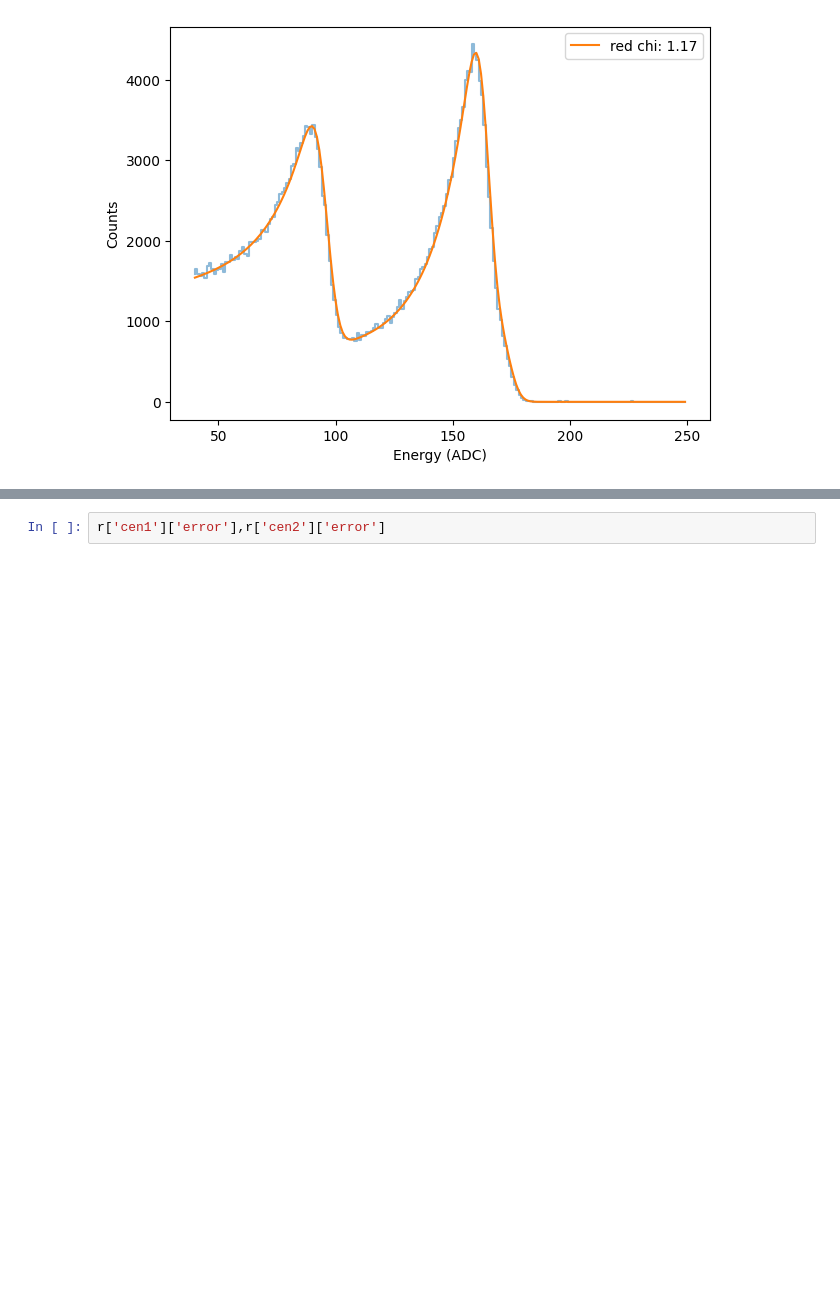
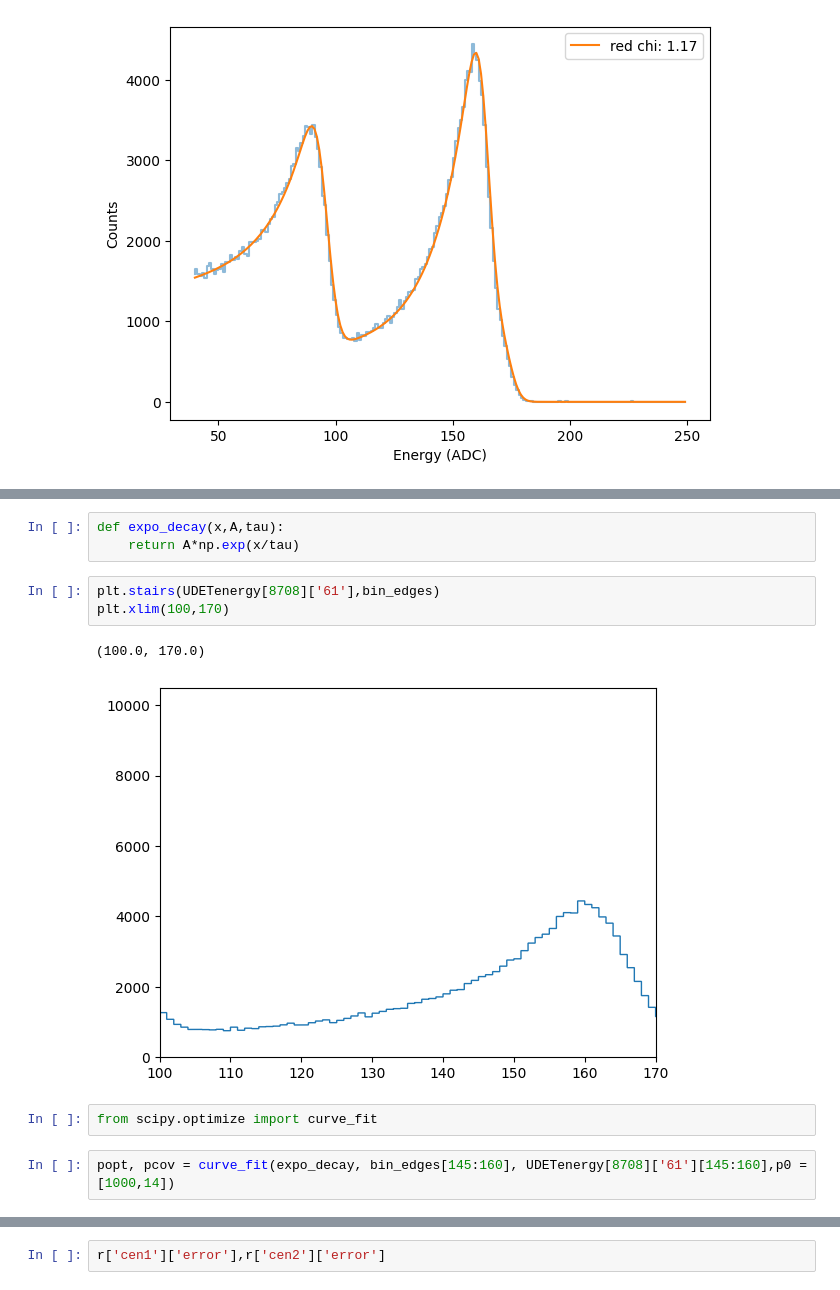
Before and after one commit to arlee-shelby/NabCalibration, a Jupyter notebook: FullAnalysisCleanWorkingVersion.ipynb, the cells around one changed output, grey strips where cells are left out. Cells and saved outputs as stored; diff of their text form; blank space fills up the shorter version.

```diff
--- a/FullAnalysisCleanWorkingVersion.ipynb
+++ b/FullAnalysisCleanWorkingVersion.ipynb
@@ -205,0 +229,13 @@ r = modf.get_mod_expo_fit_long(8708,UDETenergy[8708],bin_edges,'61',40,250,2,pea
+# %%
+def expo_decay(x,A,tau):
+    return A*np.exp(x/tau)
+# %%
+plt.stairs(UDETenergy[8708]['61'],bin_edges)
+plt.xlim(100,170)
+# %% [output]
+(100.0, 170.0)
+[figure, added]
+# %%
+from scipy.optimize import curve_fit
+# %%
+popt, pcov = curve_fit(expo_decay, bin_edges[145:160], UDETenergy[8708]['61'][145:160],p0 = [1000,14])
```
Also changed, not shown: parts of 6 cells of this notebook, 1 other file.
